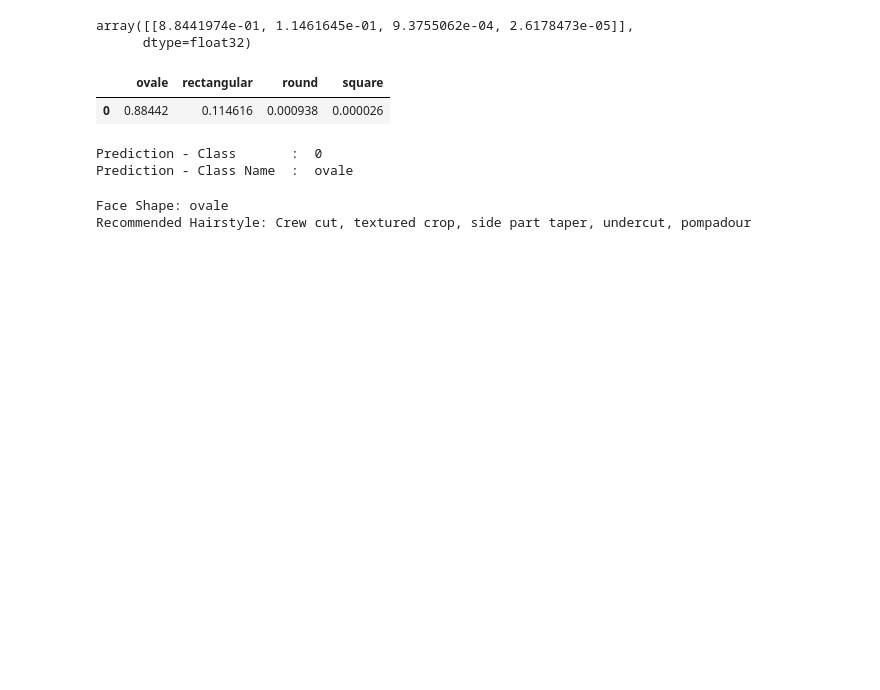
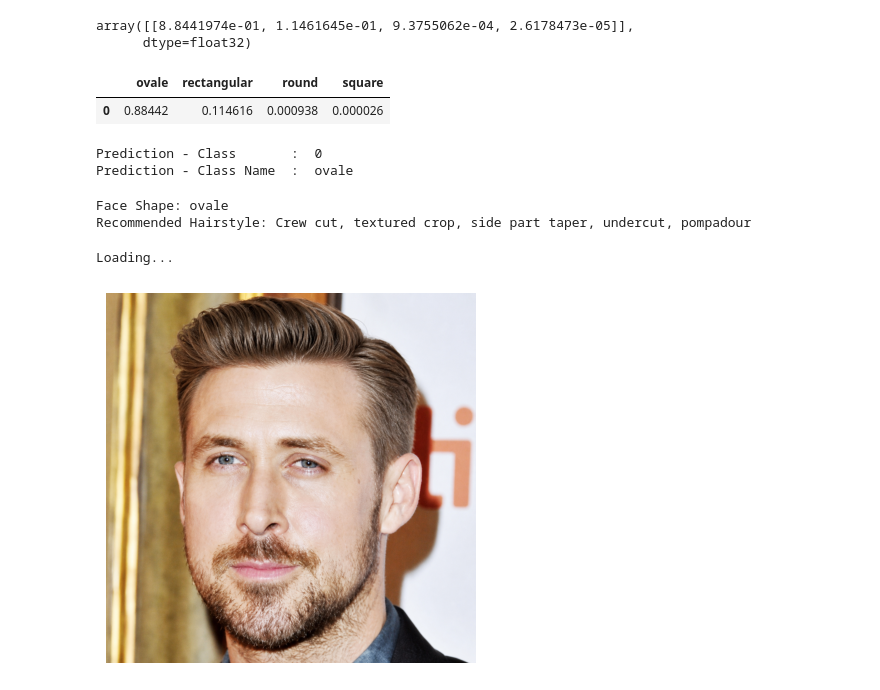
Before and after one commit to Rafizo/FTDS-042-HCK-group-001, a Jupyter notebook: inf.ipynb, the cells around one changed output. Cells and saved outputs as stored; diff of their text form; code cells hidden in the pictures; blank space fills up the shorter version.

Commit message:
ai switch hairstyle

```diff
--- a/inf.ipynb
+++ b/inf.ipynb
@@ -5,6 +5,11 @@ import matplotlib.pyplot as plt
 import matplotlib.image as mpimg
 import cv2
 import numpy as np
+import openai
+import base64
+import io
+
+openai.my_api_key = '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'
 # %%
 # Open model from folder
 with open("model.pkl", 'rb') as file_1:
@@ -82,3 +91,46 @@ if y_pred_class_name == "rectangular":
 # %% [output]
 Face Shape: ovale
 Recommended Hairstyle: Crew cut, textured crop, side part taper, undercut, pompadour
+# %%
+client = openai.OpenAI(api_key=openai.my_api_key )
+
+def encode_image(file_path):
+    with open(file_path, "rb") as image_file:
+        return base64.b64encode(image_file.read()).decode("utf-8")
+
+prompt = f"change his hairstyle into {hairstyle}"
+
+base64_image1 = encode_image("TE__ovale__ovale t1.jpg")
+print("Loading...")
+response = client.responses.create(
+    model="gpt-5.6",
+    input=[
+        {"role": "user",
+            "content": [
+                {"type": "input_text", "text": prompt},
+                {
+                    "type": "input_image",
+                    "image_url": f"embedded-picture",
+                },
+            ],}],
+    tools=[{"type": "image_generation"}],)
+
+image_generation_calls = [
+    output for output in response.output if output.type == "image_generation_call"
+]
+
+image_data = [output.result for output in image_generation_calls]
+
+
+if image_data:
+    image_bytes = base64.b64decode(image_data[0])
+    img = mpimg.imread(io.BytesIO(image_bytes), format="png")
+    plt.imshow(img)
+    plt.axis("off")
+    plt.show()
+
+else:
+    print(response.output_text)
+# %% [output]
+Loading...
+[figure, added]
```
Also changed, not shown: parts of 3 cells of this notebook.
